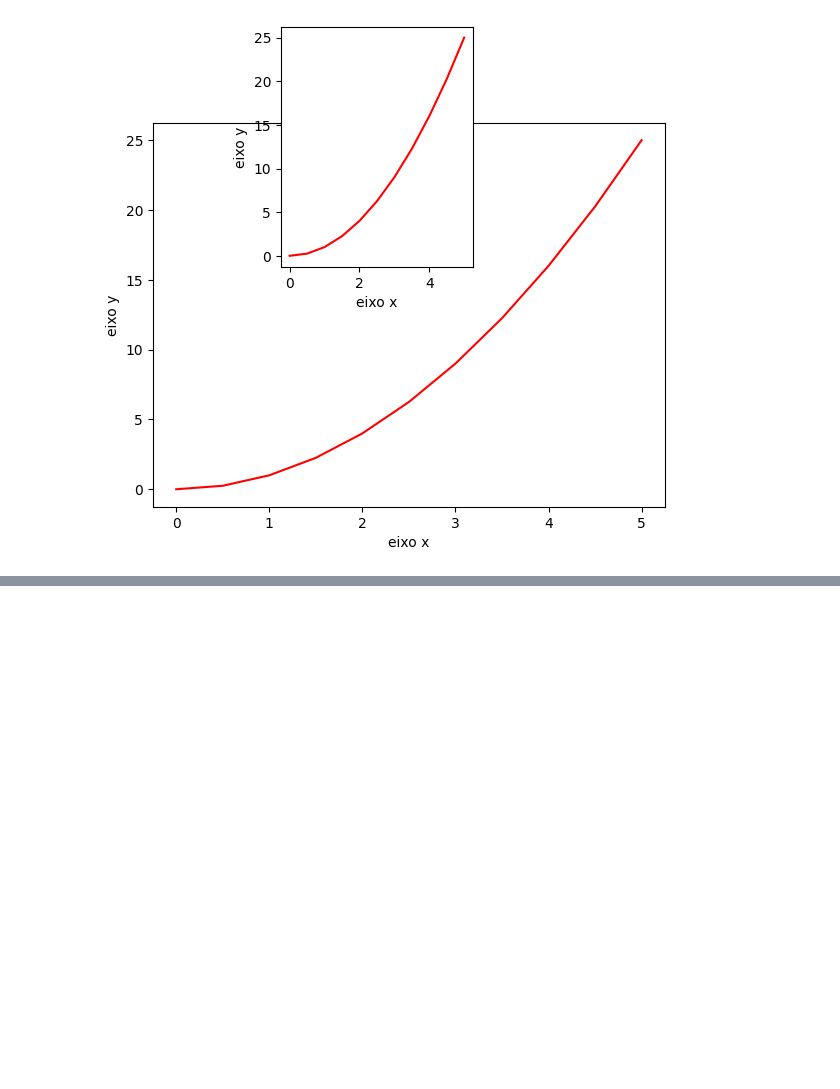
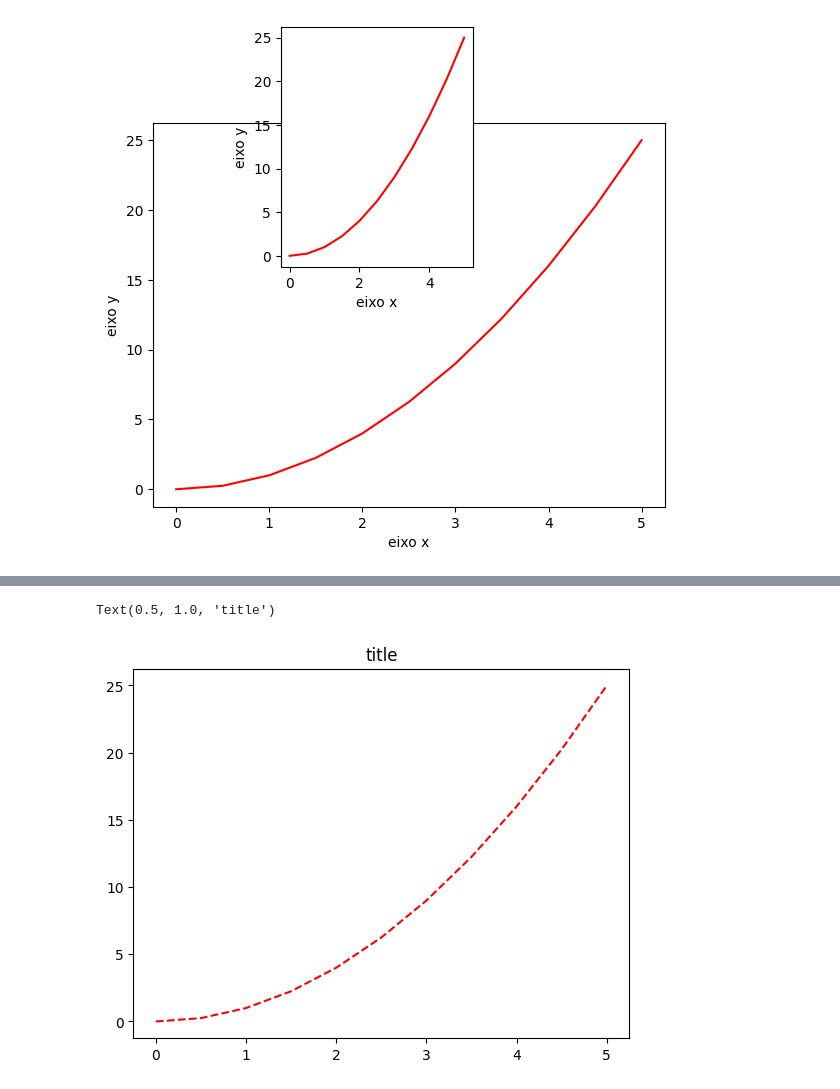
Before and after one commit to Rodrigo-Perico/DataScience, a Jupyter notebook: matploitlib.ipynb, the cells around one changed output, grey strips where cells are left out. Drawn from its saved outputs; the diff is of its cells as text; code cells hidden in the pictures; blank space fills up the shorter version.

```diff
--- a/matploitlib.ipynb
+++ b/matploitlib.ipynb
@@ -40,0 +38,9 @@ Text(0, 0.5, 'eixo y')
+# %%
+fig, ax = plt.subplots()
+
+ax.plot(x, y, "r--")
+
+ax.set_title("title")
+# %% [output]
+Text(0.5, 1.0, 'title')
+[figure, added]
```
Also changed, not shown: parts of 3 cells of this notebook.
